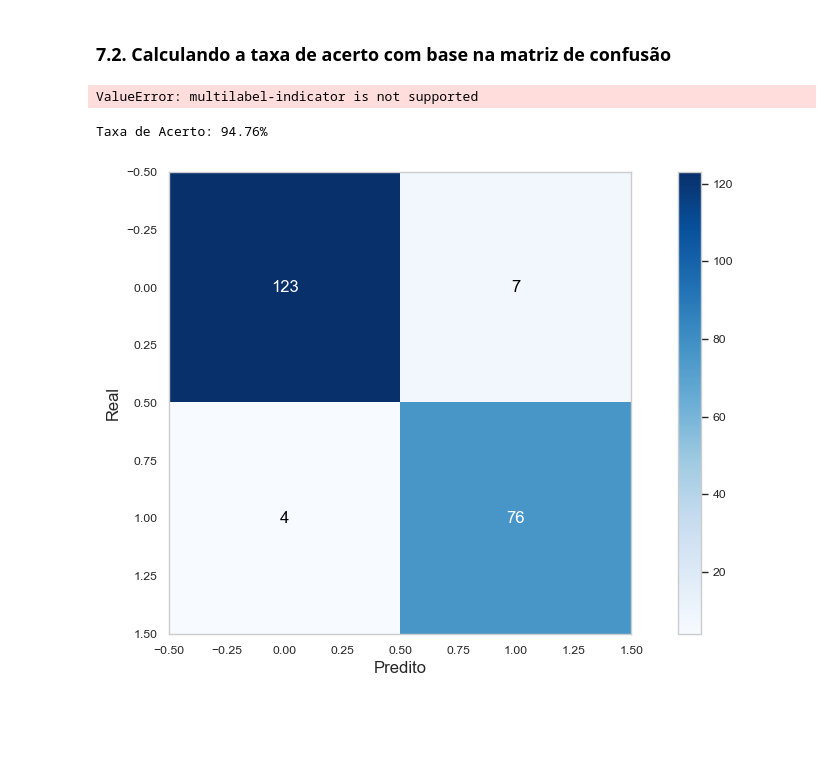
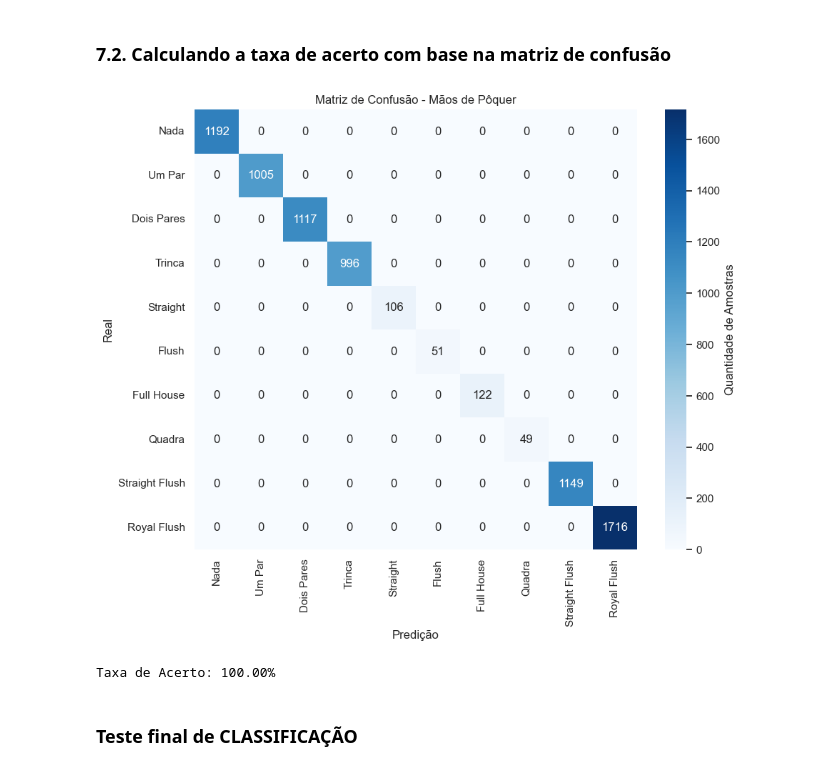
Before and after one commit to CesaoW/Redes_Neurais, a Jupyter notebook: deep_neural_network/dnn_poker_hand/DNN_poker_hand.ipynb, the cells around one changed output. Cells and saved outputs as stored; diff of their text form; code cells hidden in the pictures; blank space fills up the shorter version.

Commit message:
feat: atividade dnn_poker_hand

```diff
--- a/deep_neural_network/dnn_poker_hand/DNN_poker_hand.ipynb
+++ b/deep_neural_network/dnn_poker_hand/DNN_poker_hand.ipynb
@@ -533,31 +533,52 @@ y_hat, y_test = (y_hat > 0.5, y_test > 0.5)
 # %% [markdown]
 ### 7.2. Calculando a taxa de acerto com base na matriz de confusão
 # %%
-#calcula a matriz de confusão
-cm = confusion_matrix(y_test.tolist(), y_hat.tolist())
-print(cm)
+
+# 1. Converter saídas para inteiros (0 ou 1)
+y_hat_bits = (y_hat > 0.5).astype(int)
+y_test_bits = np.array(y_test).astype(int)
+
+# 2. Como vimos que há 8 colunas, vamos garantir que pegamos apenas as 4 últimas
+# Geralmente, as mãos de 0-9 ficam nos últimos 4 bits (LSB)
+if y_test_bits.shape[1] == 8:
+    y_test_bits = y_test_bits[:, -4:]
+    y_hat_bits = y_hat_bits[:, -4:]
+
+# 3. Converter para decimal usando pesos de 4 bits (8, 4, 2, 1)
+pesos = np.array([8, 4, 2, 1])
+y_test_dec = np.dot(y_test_bits, pesos)
+y_hat_dec = np.dot(y_hat_bits, pesos)
+
+# 4. Forçar os valores para ficarem entre 0 e 9 (caso a rede preveja algo maior)
+y_test_dec = np.clip(y_test_dec, 0, 9)
+y_hat_dec = np.clip(y_hat_dec, 0, 9)
+
+# 5. Nomes reais das mãos
+maos_poker = ['Nada', 'Um Par', 'Dois Pares', 'Trinca', 'Straight',
+              'Flush', 'Full House', 'Quadra', 'Straight Flush', 'Royal Flush']
+
+# 6. Plotar apenas o que interessa (10x10)
+cm = confusion_matrix(y_test_dec, y_hat_dec, labels=range(10))
+
+plt.figure(figsize=(10, 8))
+# Usamos 'mask' para não mostrar zeros e limpar o visual
+sns.heatmap(cm, annot=True, fmt='d', cmap='Blues',
+            xticklabels=maos_poker, yticklabels=maos_poker,
+            cbar_kws={'label': 'Quantidade de Amostras'})
+
+plt.xlabel('Predição')
+plt.ylabel('Real')
+plt.title('Matriz de Confusão - Mãos de Pôquer')
+plt.show()
 # %% [output]
-ValueError: multilabel-indicator is not supported
+[figure, added]
 # %%
 #calcula a acuracia
-accuracy = (cm[0,0] + cm[1,1])/cm.sum()
+accuracy = np.trace(cm)/np.sum(cm)
 accuracy_percent = round(accuracy * 100, 2)
 print("Taxa de Acerto: {:.2f}%".format(accuracy_percent))
 # %% [output]
-Taxa de Acerto: 94.76%
+Taxa de Acerto: 100.00%
-# %%
-#plot da matriz de confusao
-plt.grid(False)
-plt.imshow(cm, cmap = 'Blues')
-plt.xlabel('Predito', fontsize = 12)
-plt.ylabel('Real', fontsize = 12)
-threshold = cm.max()/2
-for i in range(cm.shape[0]):
-    for j in range(cm.shape[1]):
-        color = 'white' if cm[i, j] > threshold else 'black'
-        plt.text(j, i, str(cm[i, j]), ha = 'center', va = 'center', color = color, fontsize = 12)
-plt.colorbar()
-plt.show()
-# %% [output]
-[figure, removed]
+# %% [markdown]
+### Teste final de CLASSIFICAÇÃO
 # %%
```
Also changed, not shown: parts of 6 cells of this notebook, 6 other files.
